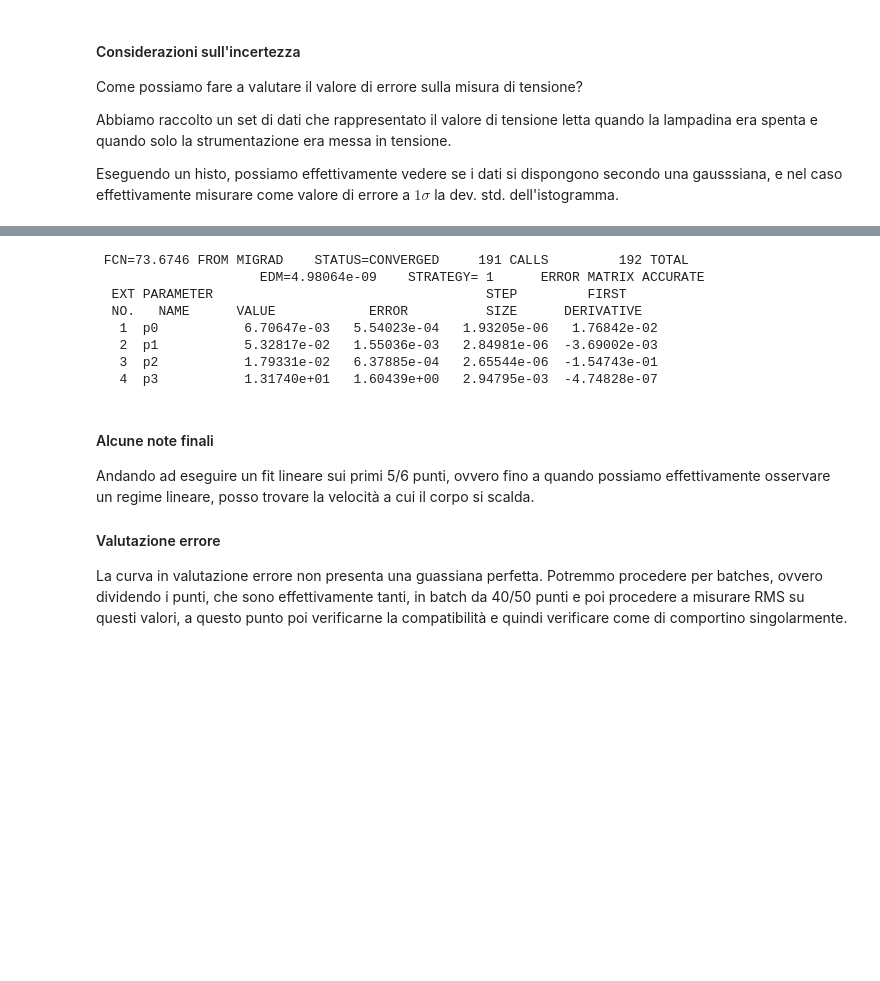
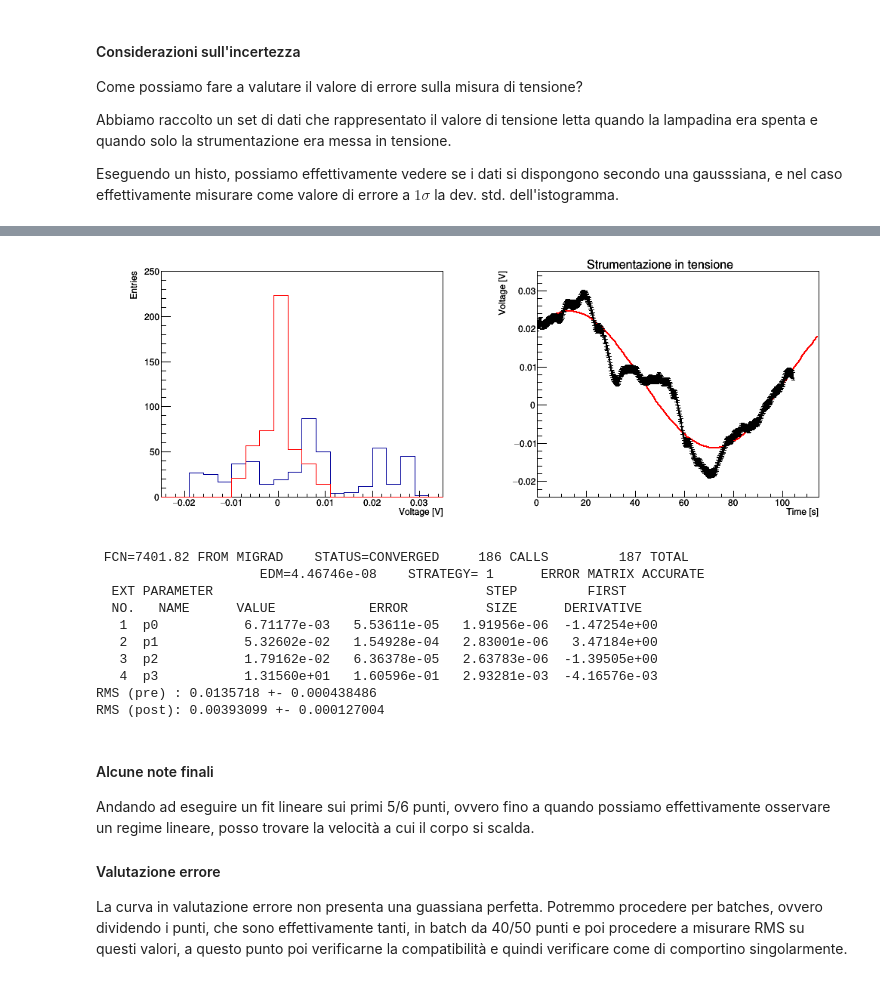
Before and after one commit to mattiasotgia/Lab2, a Jupyter notebook: esperienza_4__irraggiamento_lampadina/analisi_dati/2021_12_21_data_analysis_LAB_R2.ipynb, the cells around one changed output, grey strips where cells are left out. Cells and saved outputs as stored; diff of their text form; code cells hidden in the pictures; blank space fills up the shorter version.

```diff
--- a/esperienza_4__irraggiamento_lampadina/analisi_dati/2021_12_21_data_analysis_LAB_R2.ipynb
+++ b/esperienza_4__irraggiamento_lampadina/analisi_dati/2021_12_21_data_analysis_LAB_R2.ipynb
@@ -379,6 +379,9 @@ std::string rumore = "../dati/valutazione_rumore.txt";
 
 TCanvas *c2 = new TCanvas("","",1000, 400);
 graphset::setcanvas(c2,2,1);
+
+gStyle->SetOptStat(0);
+
 double T, V, eV, range, crange;
 std::ifstream file(rumore.c_str());
 TH1D *hist = new TH1D("", "", 20, -25e-3, 35e-3);
@@ -386,12 +389,13 @@ TGraphErrors *ghist = new TGraphErrors();
 for(int j=0; file >> T >> V >> eV >> range >> crange; j++){
     hist->Fill(V);
     ghist->SetPoint(j, T, V);
-    ghist->SetPointError(j, 1, 0.01);
+    ghist->SetPointError(j, 0, 0.001);
 }
 
 c2->cd(1);
 graphset::setcanvas(c2->cd(1));
 hist->Draw("HIST");
+hist->GetYaxis()->SetRangeUser(0,250);
 hist->SetTitle(";Voltage [V]; Entries");
 
 c2->cd(2);
@@ -400,6 +404,24 @@ ghist->Draw("ap");
 ghist->SetTitle("Strumentazione in tensione; Time [s]; Voltage [V]");
 TF1 *sin = new TF1("sin", "[0]+[2]*cos([1]*(x-[3]))");
 sin->SetParameters(0.005, 0.06, 0.03, 50);
+const double* params = sin->GetParameters();
 ghist->Fit("sin");
+
+c2->cd(1);
+
+TH1D *hist_corrected = new TH1D("","",20, -25e-3, 35e-3);
+hist_corrected->SetLineColor(kRed);
+TFormula *sin_ev = new TFormula("","[0]+[2]*cos([1]*(x-[3]))");
+sin_ev->SetParameters(params);
+
+for(int j=0; j<ghist->GetN(); j++){
+    hist_corrected->Fill(ghist->GetY()[j]-sin_ev->Eval(ghist->GetX()[j]));
+}
+hist_corrected->Draw("SAME");
+
+std::cout << "RMS (pre) : " << hist->GetRMS() << " +- " << hist->GetRMSError() << std::endl
+          << "RMS (post): " << hist_corrected->GetRMS() << " +- " << hist_corrected->GetRMSError() << std::endl;
+
+
 c2->Draw();
 # %% [output]
@@ -407,11 +428,14 @@ c2->Draw();
+[figure, added]
- FCN=73.6746 FROM MIGRAD    STATUS=CONVERGED     191 CALLS         192 TOTAL
-                     EDM=4.98064e-09    STRATEGY= 1      ERROR MATRIX ACCURATE
+ FCN=7401.82 FROM MIGRAD    STATUS=CONVERGED     186 CALLS         187 TOTAL
+                     EDM=4.46746e-08    STRATEGY= 1      ERROR MATRIX ACCURATE
   EXT PARAMETER                                   STEP         FIRST
   NO.   NAME      VALUE            ERROR          SIZE      DERIVATIVE
-   1  p0           6.70647e-03   5.54023e-04   1.93205e-06   1.76842e-02
-   2  p1           5.32817e-02   1.55036e-03   2.84981e-06  -3.69002e-03
-   3  p2           1.79331e-02   6.37885e-04   2.65544e-06  -1.54743e-01
-   4  p3           1.31740e+01   1.60439e+00   2.94795e-03  -4.74828e-07
+   1  p0           6.71177e-03   5.53611e-05   1.91956e-06  -1.47254e+00
+   2  p1           5.32602e-02   1.54928e-04   2.83001e-06   3.47184e+00
+   3  p2           1.79162e-02   6.36378e-05   2.63783e-06  -1.39505e+00
+   4  p3           1.31560e+01   1.60596e-01   2.93281e-03  -4.16576e-03
+RMS (pre) : 0.0135718 +- 0.000438486
+RMS (post): 0.00393099 +- 0.000127004
 # %% [markdown]
 #### Alcune note finali
 
```
Also changed, not shown: parts of 6 cells of this notebook.
